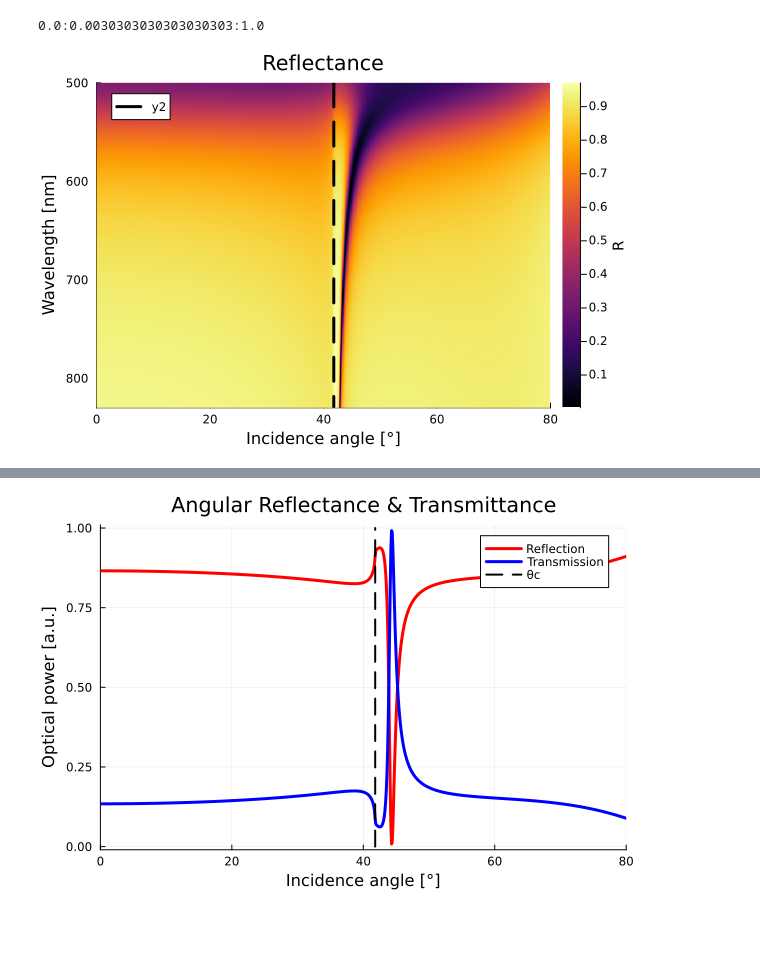
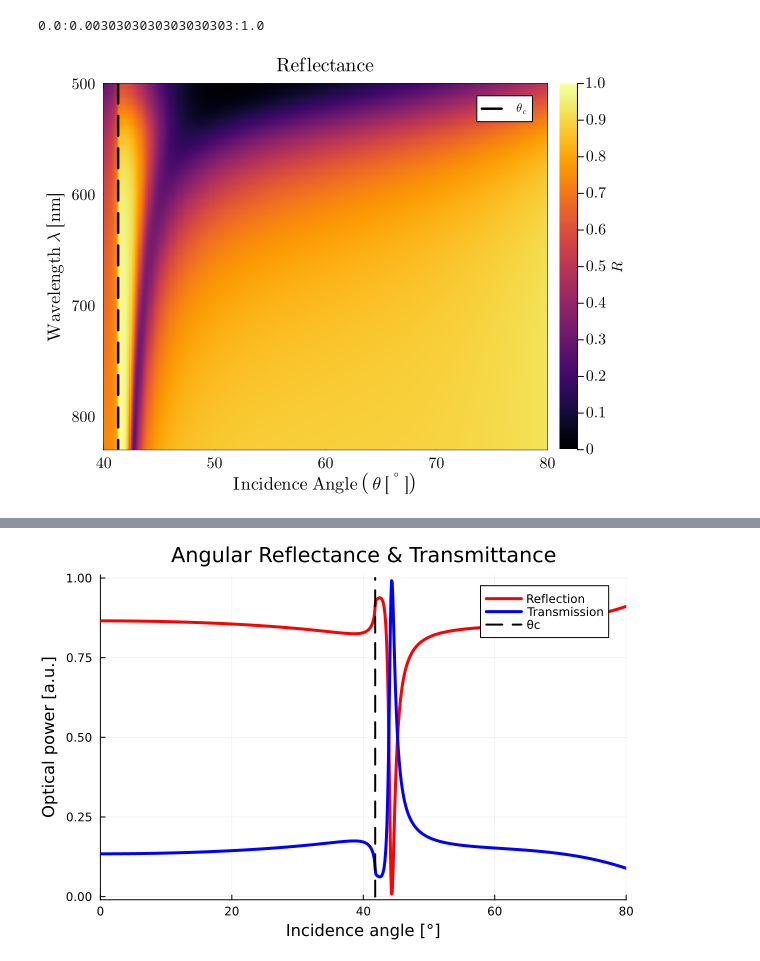
Before and after one commit to ArifMoranV/Optics, a Jupyter notebook: matrixmthd.ipynb, the cells around one changed output, grey strips where cells are left out. Drawn from its saved outputs; the diff is of its cells as text; code cells hidden in the pictures; blank space fills up the shorter version.

Commit message:
Multilayer experiment and images

```diff
--- a/matrixmthd.ipynb
+++ b/matrixmthd.ipynb
@@ -7,20 +27,22 @@ using Plots
 # Parameters
 # -------------------------------
 
-N = 2                 # number of thin films (intermediate layers)
+N = 1                # number of thin films (intermediate layers)
 pol = 0               # polarization: 0 = TM, 1 = TE
 lam_ini = 500.0       # initial wavelength [nm]
 lam_fin = 830.0       # final wavelength [nm]
 ang_ini = 0.0         # initial incidence angle [deg]
 ang_fin = 80.0        # final incidence angle [deg]
-nsub = 1.5            # substrate refractive index
+nsub = 1.515            # substrate refractive index
+noil1 = 1.512
 nsup = 1.0            # superstrate refractive index
-d = [50.0]            # thickness of each thin film [nm]
+d = [0.001,3,30]            # thickness of each thin film [nm] [0.1,3,30]
 
 # -------------------------------
 # Wavelength and angle grids
 # -------------------------------
-lam = ComplexF64.(lam_ini:1.0:lam_fin)  #λ
+lambda=lam_ini:1.0:lam_fin
+lam = ComplexF64.(lambda)  #λ
 k0 = 2π ./ lam
 ang_inc = ang_ini:0.1:ang_fin
 ang = deg2rad.(ang_inc)
@@ -35,9 +57,12 @@ prepend!(z,z0)'
 # -------------------------------
 # Refractive indices
 # -------------------------------
-nTiO2 = fill(1.9, length(lam)) ###May be differnet from constant value
+nTiO2 = n_m.(Ref(TiO2),lambda) ###May be differnet from constant value
 n0 = fill(nsub, length(lam))
+nCr = n_m.(Ref(Cr),lambda)
 nend = fill(nsup, length(lam))
+noil=fill(noil1,length(lam))
+
 
 # -------------------------------
 # Drude–Lorentz model for gold
@@ -62,7 +87,7 @@ end
 nAu = sqrt.(epsAu)
 
 # Construct refractive index matrix
-nref = transpose([n0 nAu nend])  # (3 × Nλ) [n0 nAu nTiO2 nend]' ###
+nref = transpose([n0 noil nCr nAu nend])  # (3 × Nλ) [n0 nAu nTiO2 nend]' ###
 
 # -------------------------------
 # Reflectance and Transmittance
@@ -114,12 +142,59 @@ RfAux = range(0, 1, length(lam))
 # %%
-p1 = heatmap(ang_inc, real.(lam), Rf;
-    xlabel="Incidence angle [°]",
-    ylabel="Wavelength [nm]",
-    title="Reflectance",
-    colorbar_title="R",
-    ylim=(lam_ini, lam_fin),
-    xlim=(ang_ini, ang_fin),
-    yflip=true)
-plot(p1, ThetaC, real.(lam), lw=3, lc=:black, ls=:dash)
+
+
+# Example data (replace with your real arrays)
+# ang_inc = ...
+# lam = ...
+# Rf = ...
+# ThetaC = ...
+
+# --- General plotting style ---
+default(
+    framestyle = :box,
+    legend = :topright,
+    guidefont = font(12, "Computer Modern"),
+    tickfont = font(10, "Computer Modern"),
+    titlefont = font(13, "Computer Modern"),
+    grid = false,
+    size = (600, 450)
+)
+
+# --- Heatmap plot ---
+p1 = heatmap(
+    ang_inc,
+    real.(lam),
+    Rf;
+    xlabel = L"\mathrm{Incidence\ Angle\ }\left(\theta\ [^\circ]\right)",
+    ylabel = L"\mathrm{Wavelength\ }\lambda\ [\mathrm{nm}]",
+    title = L"\mathrm{Reflectance}",
+    colorbar_title = L"R",
+    color = :inferno,
+    ylim = (lam_ini, lam_fin),
+    xlim = (40, ang_fin),
+    yflip = true,
+    aspect_ratio = 0.1,          # ⟵ adjust this           # ⟵ bigger and proportioned
+    clims = (0, 1),
+    framestyle = :box
+)
+
+
+# --- Add critical angle trace ---
+vline!(
+    p1,
+    [ThetaC[1]],
+    lw = 2.5,
+    lc = :black,
+    ls = :dash,
+    label = L"\theta_c"
+)
+
+# --- Final adjustments ---
+#annotate!(
+#    0.85 * ang_fin, lam_ini + 0.05*(lam_fin - lam_ini),
+#    text(L"\mathrm{TiO_2\ Interface}", 10, :white, :right)
+#)
+
+savefig("ReflectanceMap.svg")
+display(p1)
 # %% [output]
-[figure, old version]
+[figure, new version]
```
Also changed, not shown: parts of 20 cells of this notebook, 9 other files.
